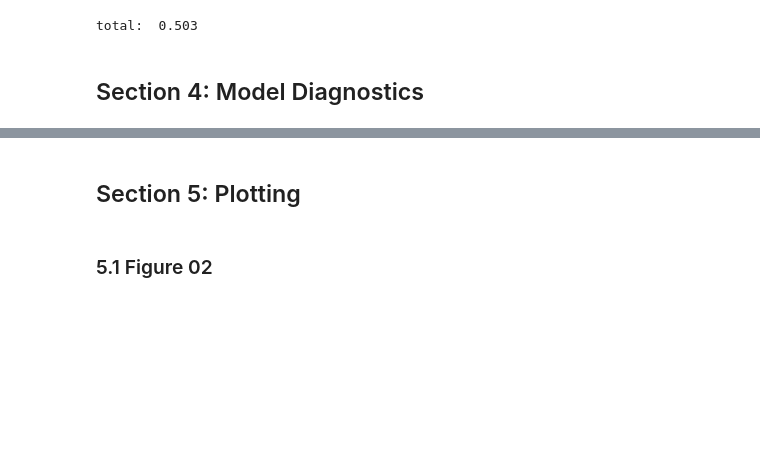
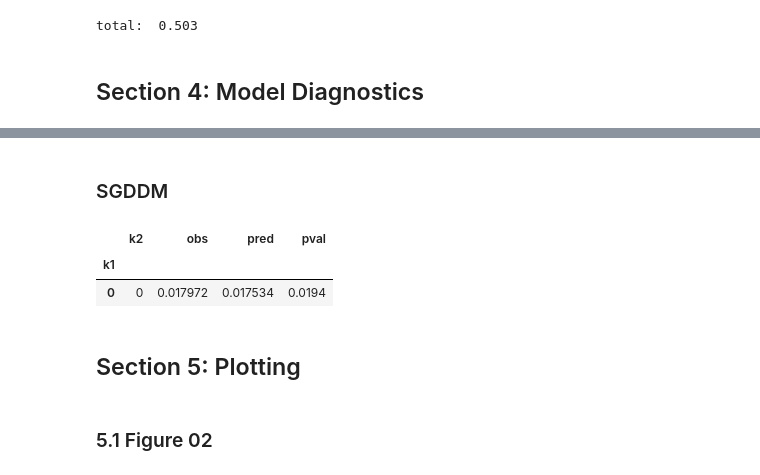
Before and after one commit to ndawlab/mars-irt, a Jupyter notebook: 03_Calibration/03_Modeling.ipynb, the cells around one changed output, grey strips where cells are left out. Drawn from its saved outputs; the diff is of its cells as text; code cells hidden in the pictures; blank space fills up the shorter version.

```diff
--- a/03_Calibration/03_Modeling.ipynb
+++ b/03_Calibration/03_Modeling.ipynb
@@ -551,3 +584,13 @@ ax.plot([0,1],[0,1])
+# %% [markdown]
+### SGDDM
+# %%
+## Load posterior predictive check.
+df = read_csv(os.path.join('stan_results', f'3pl_m2_sgddm.csv'), index_col=0)
+df.head(1)
+# %% [output]
+|  | k2 | obs | pred | pval |
+| k1 |  |  |  |  |
+| 0 | 0 | 0.017972 | 0.017534 | 0.0194 |
 # %% [markdown]
 ## Section 5: Plotting
 # %% [markdown]
```
Also changed, not shown: parts of 6 cells of this notebook, 5 other files.
